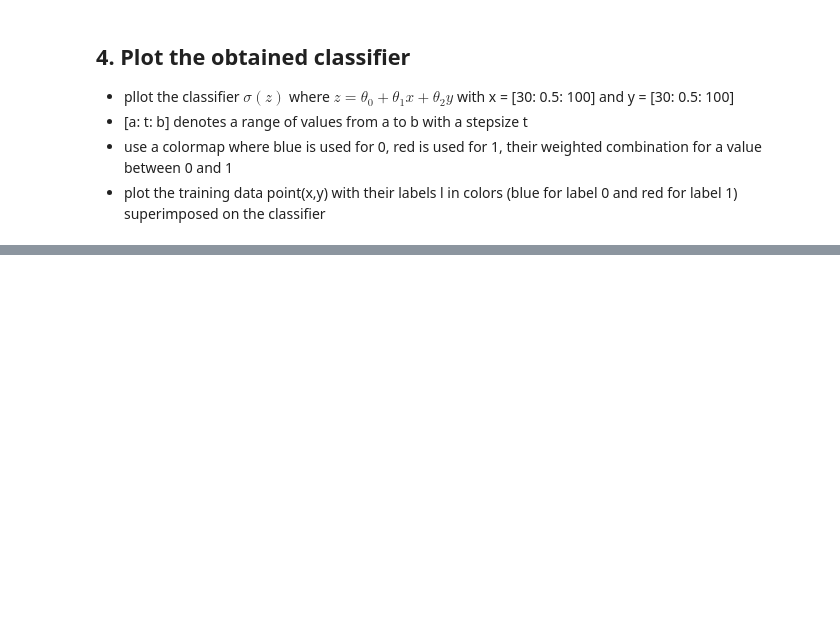
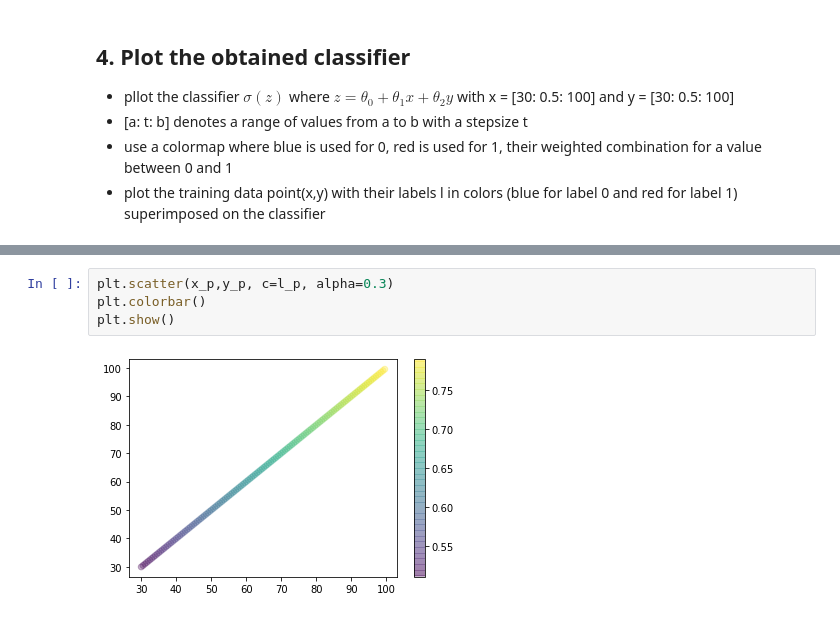
Before and after one commit to SooonChang/MIMP, a Jupyter notebook: Assignment05/Assignment05.ipynb, the cells around one changed output, grey strips where cells are left out. Saved outputs shown, nothing was run; the diff lists cells and outputs as text; blank space fills up the shorter version.

```diff
--- a/Assignment05/Assignment05.ipynb
+++ b/Assignment05/Assignment05.ipynb
@@ -237,0 +237,6 @@ TypeError: ignored
+# %%
+plt.scatter(x_p,y_p, c=l_p, alpha=0.3)
+plt.colorbar()
+plt.show()
+# %% [output]
+[figure, added]
```
Also changed, not shown: parts of 7 cells of this notebook.
